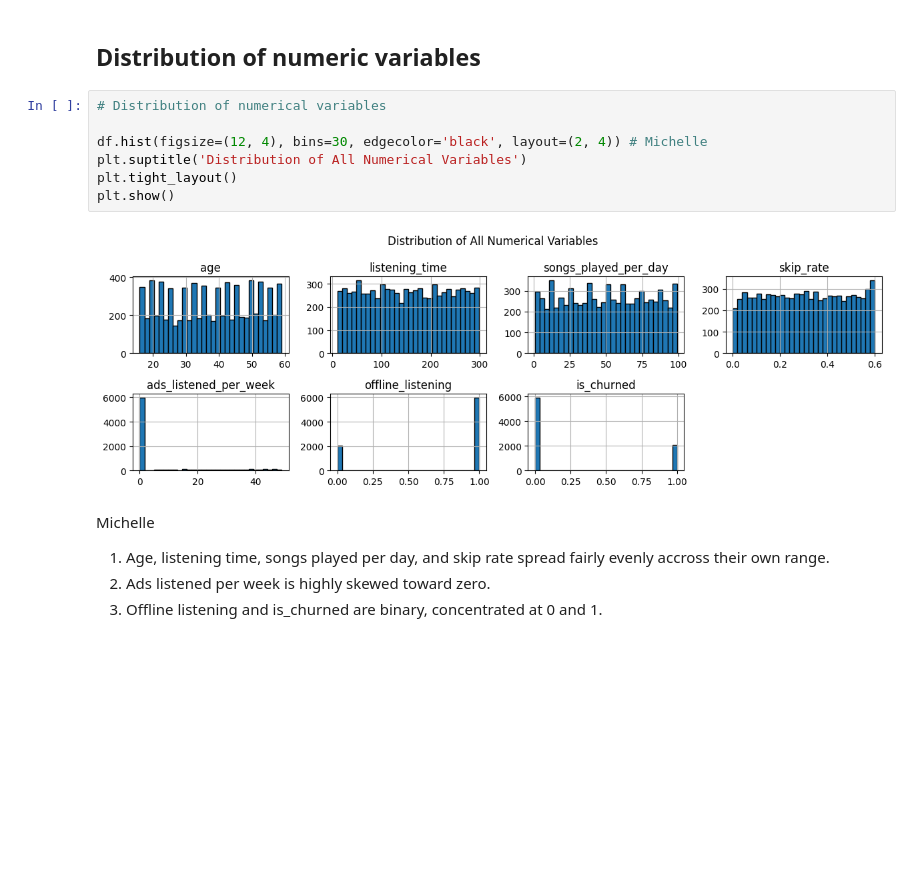
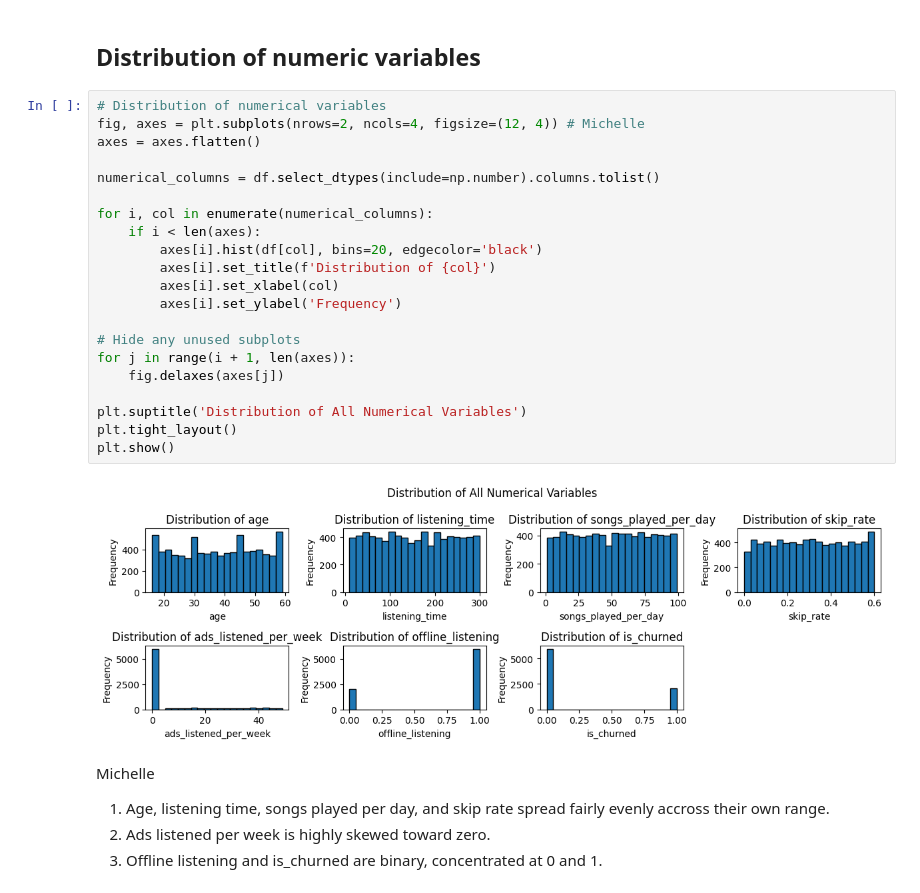
Before and after one commit to xuany823/ADS505_Final_Project, a Jupyter notebook: Spotify_Churn.ipynb, the cells around one changed output. Saved outputs shown, nothing was run; the diff lists cells and outputs as text; blank space fills up the shorter version.

```diff
--- a/Spotify_Churn.ipynb
+++ b/Spotify_Churn.ipynb
@@ -209,15 +222,29 @@ Name: proportion, dtype: float64
 About 74% of Spotify users did not churn, while about 26% did churn, indicating class imbalance in the target variable
 # %% [markdown]
 ## Distribution of numeric variables
-# %%
-# Distribution of numerical variables
-
-df.hist(figsize=(12, 4), bins=30, edgecolor='black', layout=(2, 4)) # Michelle
-plt.suptitle('Distribution of All Numerical Variables')
-plt.tight_layout()
-plt.show()
-# %% [output]
-[figure, removed]
+# %%
+# Distribution of numerical variables
+fig, axes = plt.subplots(nrows=2, ncols=4, figsize=(12, 4)) # Michelle
+axes = axes.flatten()
+
+numerical_columns = df.select_dtypes(include=np.number).columns.tolist()
+
+for i, col in enumerate(numerical_columns):
+    if i < len(axes):
+        axes[i].hist(df[col], bins=20, edgecolor='black')
+        axes[i].set_title(f'Distribution of {col}')
+        axes[i].set_xlabel(col)
+        axes[i].set_ylabel('Frequency')
+
+# Hide any unused subplots
+for j in range(i + 1, len(axes)):
+    fig.delaxes(axes[j])
+
+plt.suptitle('Distribution of All Numerical Variables')
+plt.tight_layout()
+plt.show()
+# %% [output]
+[figure, added]
 # %% [markdown]
 
 Michelle
```
Also changed, not shown: parts of 30 cells of this notebook.
